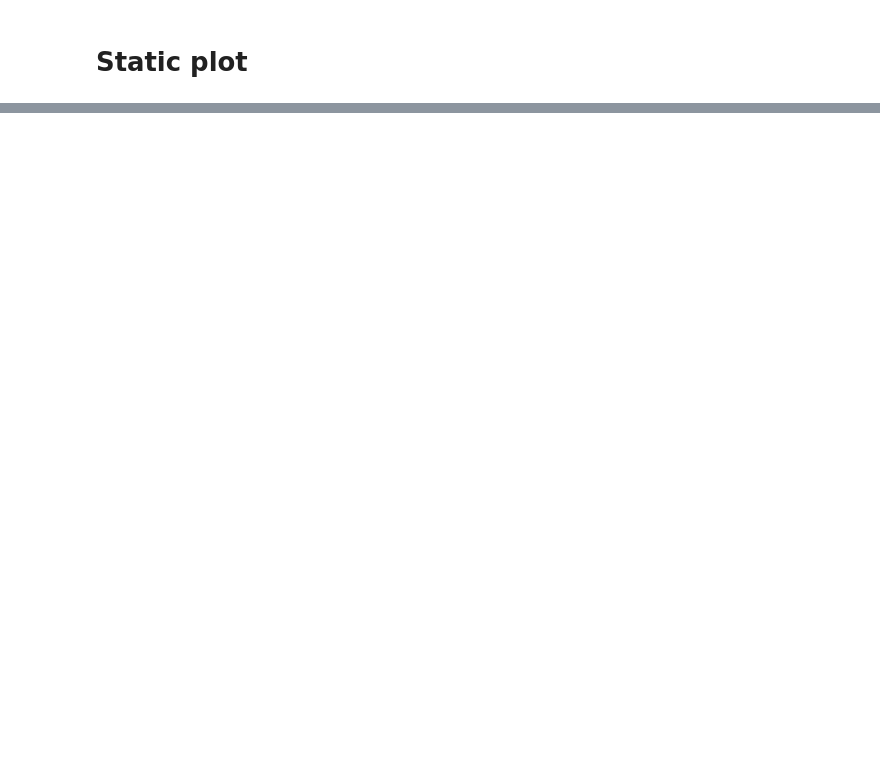
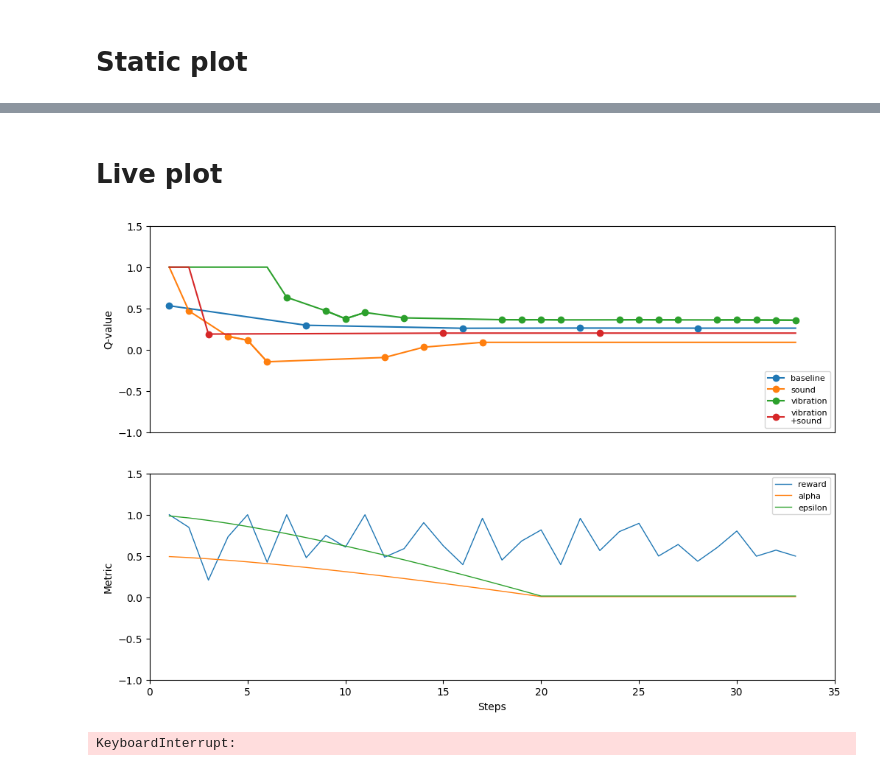
Before and after one commit to lukasgehrke/neuroadaptive-xr, a Jupyter notebook: neuroadaptive-xr/aleks/log_plot_live.ipynb, the cells around one changed output, grey strips where cells are left out. Cells and saved outputs as stored; diff of their text form; code cells hidden in the pictures; blank space fills up the shorter version.

```diff
--- a/neuroadaptive-xr/aleks/log_plot_live.ipynb
+++ b/neuroadaptive-xr/aleks/log_plot_live.ipynb
@@ -91,8 +84,14 @@ The PostScript backend does not support transparency; partially transparent arti
+# %% [markdown]
+# Live plot
 # %%
+# This will start live plotting the newest log file
+
 current_path = os.getcwd()
 log_filename = get_latest_log_file(current_path)
-max_steps = 25
+max_steps = 35
 
-# fig, ax = plt.subplots(2, 1, figsize=(12, 8))
-fig, ax = plt.subplots(2, 1, figsize=(6, 6))
+fig, ax = plt.subplots(2, 1, figsize=(12, 8))
 live_plot(log_filename, fig, ax, max_steps)
+# %% [output]
+[figure, added]
+KeyboardInterrupt:
```
Also changed, not shown: parts of 2 cells of this notebook, 6 other files.
